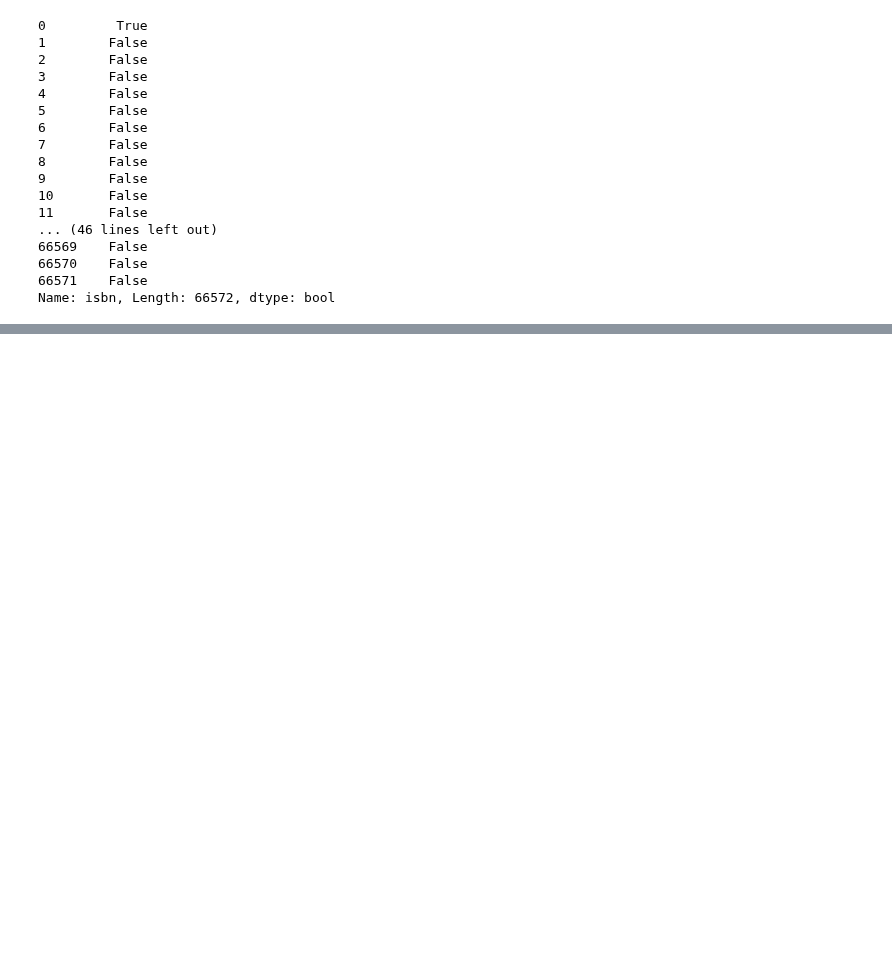
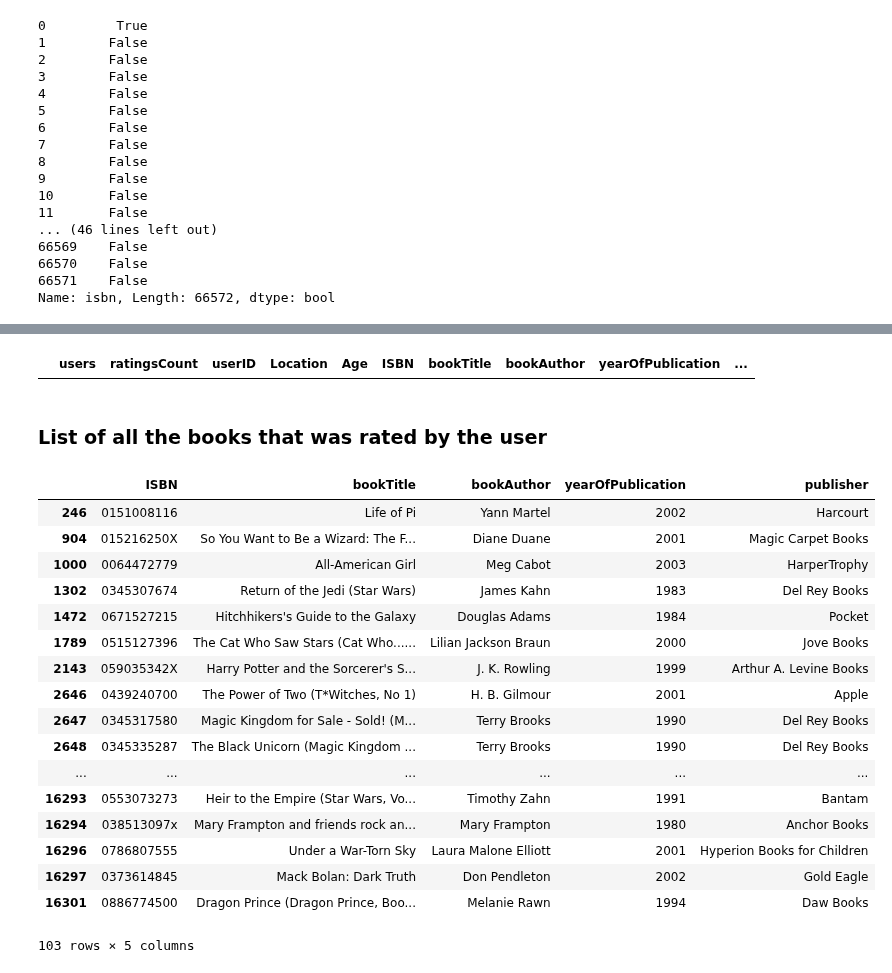
Before and after one commit to GreatLearningAIML1/chennai-aug-batch-senthilvelavan, a Jupyter notebook: Residency5-External/R5_External_Collaborative Filtering based Recommendation System_Questions.ipynb, the cells around one changed output, grey strips where cells are left out. Drawn from its saved outputs; the diff is of its cells as text; code cells hidden in the pictures; blank space fills up the shorter version.

```diff
--- a/Residency5-External/R5_External_Collaborative Filtering based Recommendation System_Questions.ipynb
+++ b/Residency5-External/R5_External_Collaborative Filtering based Recommendation System_Questions.ipynb
@@ -1099,0 +1121,27 @@ books[books['ISBN'].isin(recommendIbsn)]
+# %%
+user_data[user_data['ISBN'].isin(recommendIbsn)]
+# %% [output]
+|  | users | ratingsCount | userID | Location | Age | ISBN | bookTitle | bookAuthor | yearOfPublication | ... |
+# %% [markdown]
+<h3>List of all the books that was rated by the user</h3>
+# %%
+books[books['ISBN'].isin(user_data['ISBN'])]
+# %% [output]
+|  | ISBN | bookTitle | bookAuthor | yearOfPublication | publisher |
+| 246 | 0151008116 | Life of Pi | Yann Martel | 2002 | Harcourt |
+| 904 | 015216250X | So You Want to Be a Wizard: The F... | Diane Duane | 2001 | Magic Carpet Books |
+| 1000 | 0064472779 | All-American Girl | Meg Cabot | 2003 | HarperTrophy |
+| 1302 | 0345307674 | Return of the Jedi (Star Wars) | James Kahn | 1983 | Del Rey Books |
+| 1472 | 0671527215 | Hitchhikers's Guide to the Galaxy | Douglas Adams | 1984 | Pocket |
+| 1789 | 0515127396 | The Cat Who Saw Stars (Cat Who...... | Lilian Jackson Braun | 2000 | Jove Books |
+| 2143 | 059035342X | Harry Potter and the Sorcerer's S... | J. K. Rowling | 1999 | Arthur A. Levine Books |
+| 2646 | 0439240700 | The Power of Two (T*Witches, No 1) | H. B. Gilmour | 2001 | Apple |
+| 2647 | 0345317580 | Magic Kingdom for Sale - Sold! (M... | Terry Brooks | 1990 | Del Rey Books |
+| 2648 | 0345335287 | The Black Unicorn (Magic Kingdom ... | Terry Brooks | 1990 | Del Rey Books |
+| ... | ... | ... | ... | ... | ... |
+| 16293 | 0553073273 | Heir to the Empire (Star Wars, Vo... | Timothy Zahn | 1991 | Bantam |
+| 16294 | 038513097x | Mary Frampton and friends rock an... | Mary Frampton | 1980 | Anchor Books |
+| 16296 | 0786807555 | Under a War-Torn Sky | Laura Malone Elliott | 2001 | Hyperion Books for Children |
+| 16297 | 0373614845 | Mack Bolan: Dark Truth | Don Pendleton | 2002 | Gold Eagle |
+| 16301 | 0886774500 | Dragon Prince (Dragon Prince, Boo... | Melanie Rawn | 1994 | Daw Books |
+103 rows × 5 columns
```
Also changed, not shown: parts of 8 cells of this notebook.
